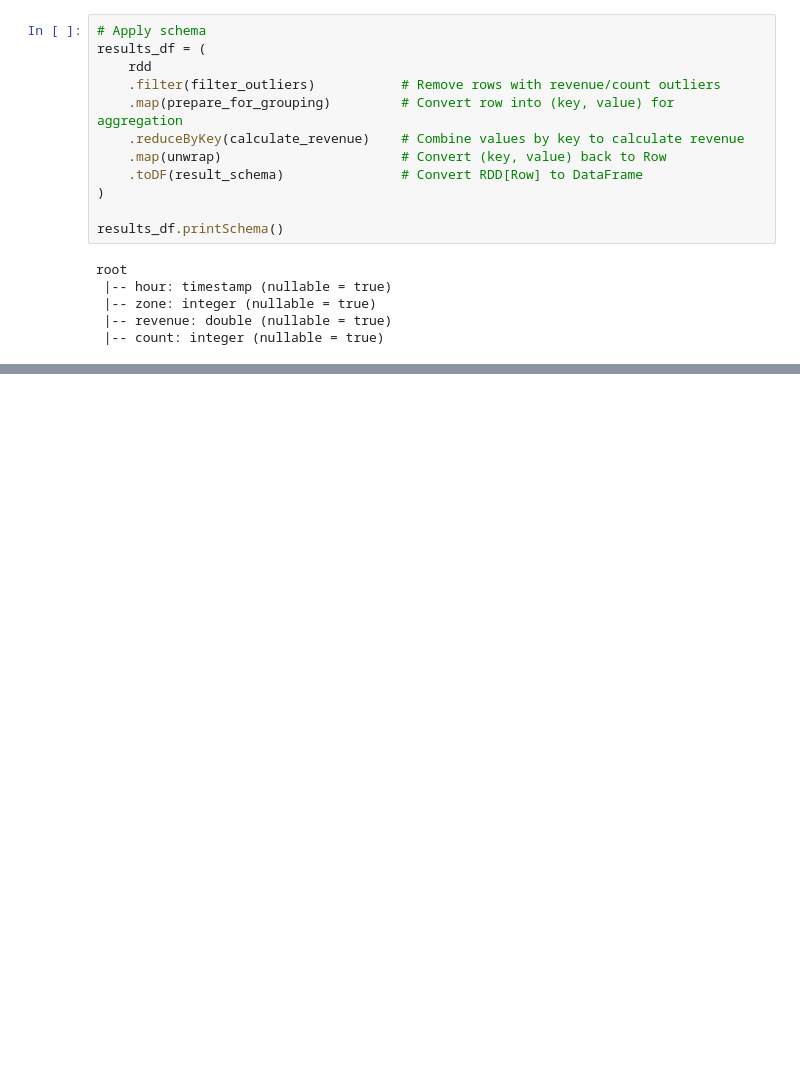
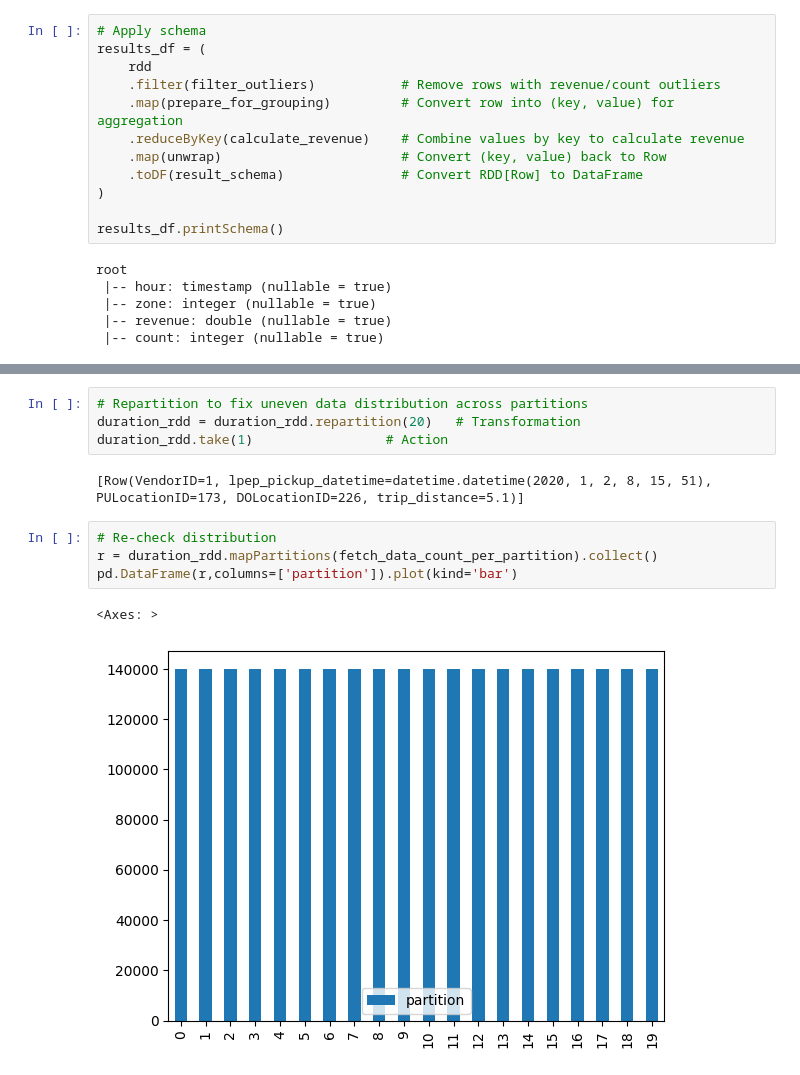
Before and after one commit to Tryd3x/zoomcamp, a Jupyter notebook: batch-processing/notebooks/rdds.ipynb, the cells around one changed output, grey strips where cells are left out. Saved outputs shown, nothing was run; the diff lists cells and outputs as text; blank space fills up the shorter version.

```diff
--- a/batch-processing/notebooks/rdds.ipynb
+++ b/batch-processing/notebooks/rdds.ipynb
@@ -252,0 +314,13 @@ Scaling row group sizes to 95.00% for 8 writers
+# %%
+# Repartition to fix uneven data distribution across partitions
+duration_rdd = duration_rdd.repartition(20)   # Transformation
+duration_rdd.take(1)                 # Action
+# %% [output]
+[Row(VendorID=1, lpep_pickup_datetime=datetime.datetime(2020, 1, 2, 8, 15, 51), PULocationID=173, DOLocationID=226, trip_distance=5.1)]
+# %%
+# Re-check distribution
+r = duration_rdd.mapPartitions(fetch_data_count_per_partition).collect()
+pd.DataFrame(r,columns=['partition']).plot(kind='bar')
+# %% [output]
+<Axes: >
+[figure, added]
```
Also changed, not shown: parts of 15 cells of this notebook, 1 other file.
